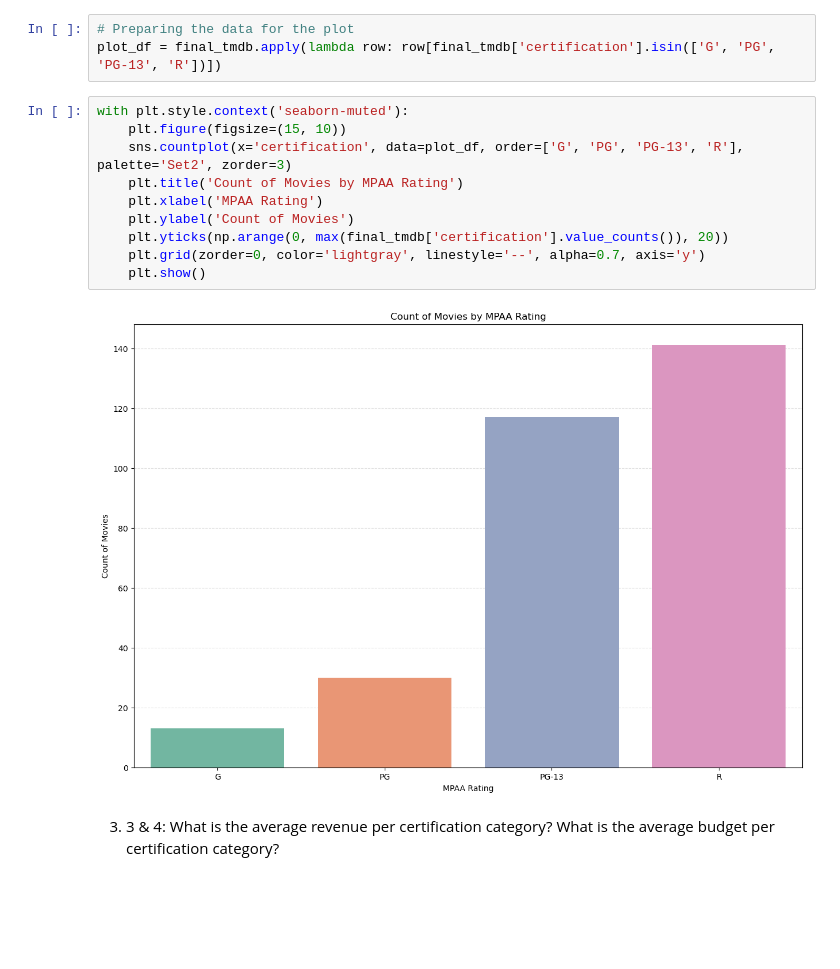
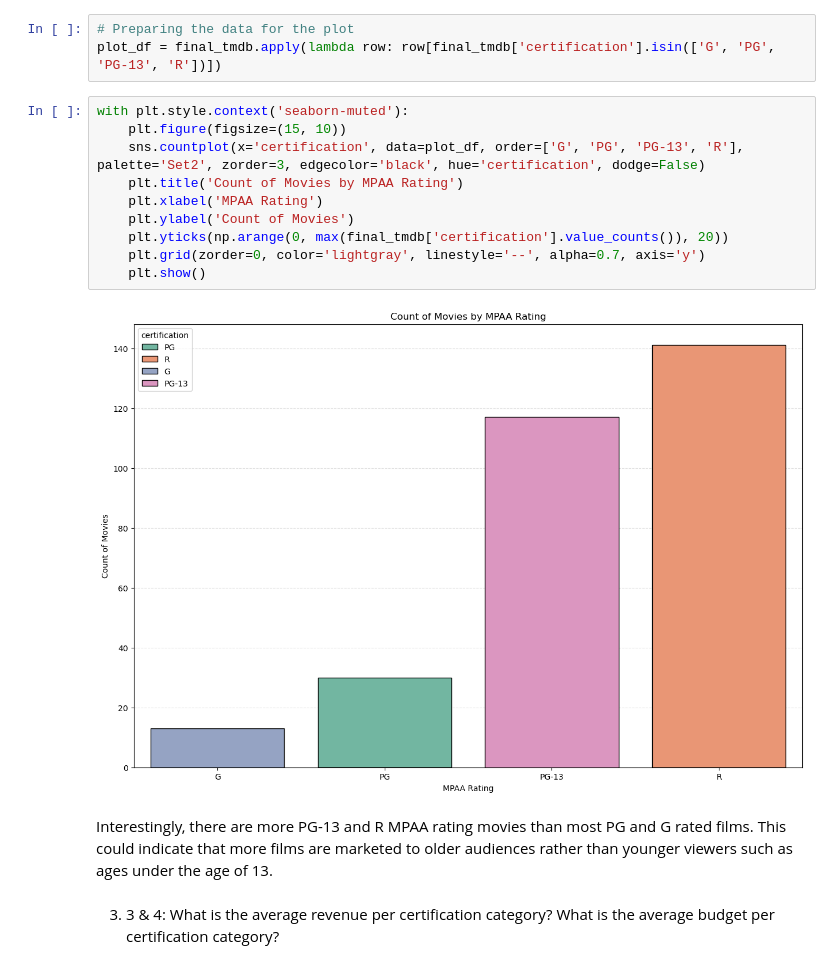
Before and after one commit to zeekwired/IMDB-API, a Jupyter notebook: TMBD_API_EDA.ipynb, the cells around one changed output. Drawn from its saved outputs; the diff is of its cells as text; blank space fills up the shorter version.

```diff
--- a/TMBD_API_EDA.ipynb
+++ b/TMBD_API_EDA.ipynb
@@ -97,15 +99,17 @@ plot_df = final_tmdb.apply(lambda row: row[final_tmdb['certification'].isin(['G'
 # %%
 with plt.style.context('seaborn-muted'):
     plt.figure(figsize=(15, 10))
-    sns.countplot(x='certification', data=plot_df, order=['G', 'PG', 'PG-13', 'R'], palette='Set2', zorder=3)
+    sns.countplot(x='certification', data=plot_df, order=['G', 'PG', 'PG-13', 'R'], palette='Set2', zorder=3, edgecolor='black', hue='certification', dodge=False)
     plt.title('Count of Movies by MPAA Rating')
     plt.xlabel('MPAA Rating')
     plt.ylabel('Count of Movies')
     plt.yticks(np.arange(0, max(final_tmdb['certification'].value_counts()), 20))
     plt.grid(zorder=0, color='lightgray', linestyle='--', alpha=0.7, axis='y')
     plt.show()
 # %% [output]
-[figure, old version]
+[figure, new version]
+# %% [markdown]
+Interestingly, there are more PG-13 and R MPAA rating movies than most PG and G rated films. This could indicate that more films are marketed to older audiences rather than younger viewers such as ages under the age of 13.
 # %% [markdown]
 3. 3 & 4: What is the average revenue per certification category? What is the average budget per certification category?
 # %%
```
Also changed, not shown: parts of 3 cells of this notebook.
